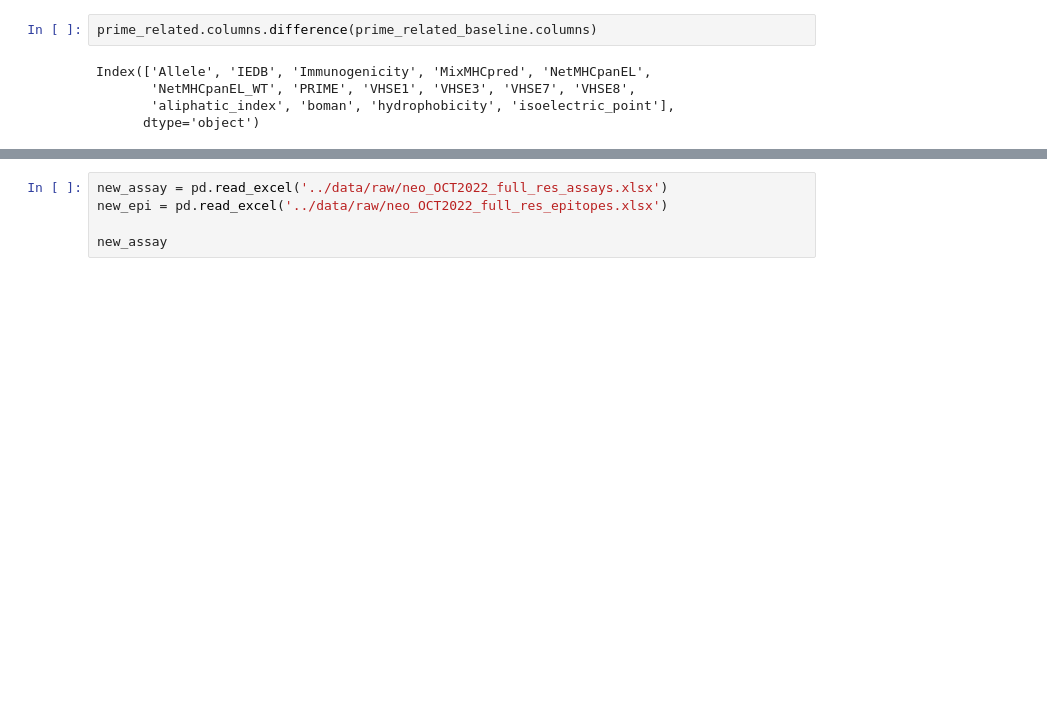
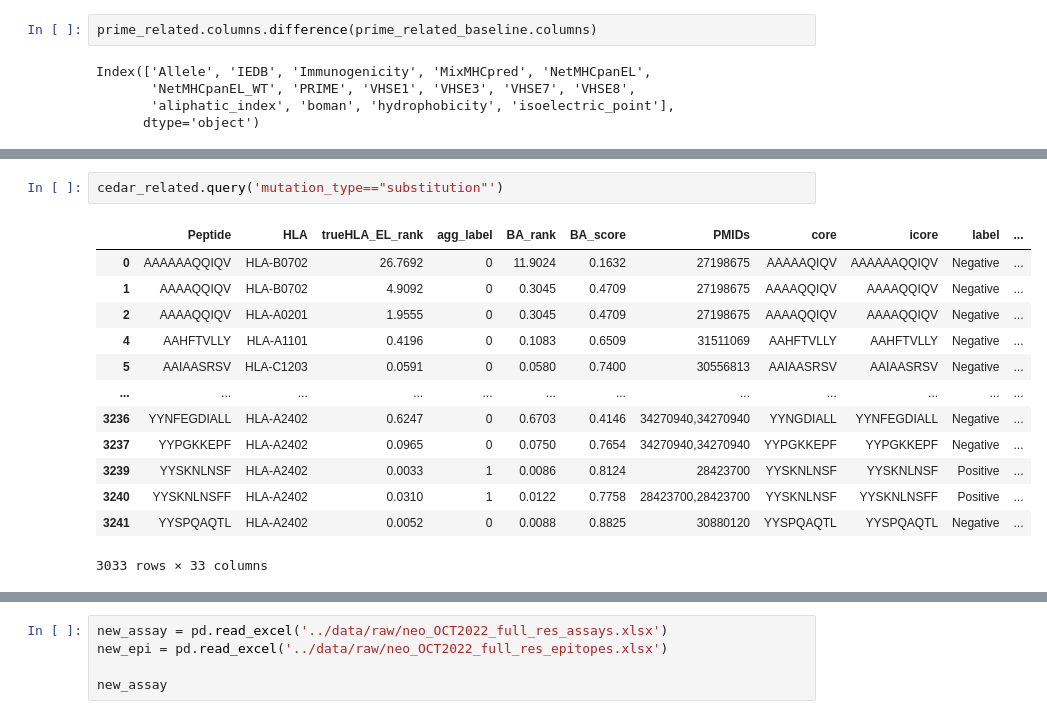
Before and after one commit to richieYT-wan/cedar, a Jupyter notebook: notebook/2210xx_Oct_newdump.ipynb, the cells around one changed output, grey strips where cells are left out. Cells and saved outputs as stored; diff of their text form; blank space fills up the shorter version.

```diff
--- a/notebook/2210xx_Oct_newdump.ipynb
+++ b/notebook/2210xx_Oct_newdump.ipynb
@@ -136,0 +795,16 @@ Index(['Allele', 'IEDB', 'Immunogenicity', 'MixMHCpred', 'NetMHCpanEL',
+# %%
+cedar_related.query('mutation_type=="substitution"')
+# %% [output]
+|  | Peptide | HLA | trueHLA_EL_rank | agg_label | BA_rank | BA_score | PMIDs | core | icore | label | ... |
+| 0 | AAAAAAQQIQV | HLA-B0702 | 26.7692 | 0 | 11.9024 | 0.1632 | 27198675 | AAAAAQIQV | AAAAAAQQIQV | Negative | ... |
+| 1 | AAAAQQIQV | HLA-B0702 | 4.9092 | 0 | 0.3045 | 0.4709 | 27198675 | AAAAQQIQV | AAAAQQIQV | Negative | ... |
+| 2 | AAAAQQIQV | HLA-A0201 | 1.9555 | 0 | 0.3045 | 0.4709 | 27198675 | AAAAQQIQV | AAAAQQIQV | Negative | ... |
+| 4 | AAHFTVLLY | HLA-A1101 | 0.4196 | 0 | 0.1083 | 0.6509 | 31511069 | AAHFTVLLY | AAHFTVLLY | Negative | ... |
+| 5 | AAIAASRSV | HLA-C1203 | 0.0591 | 0 | 0.0580 | 0.7400 | 30556813 | AAIAASRSV | AAIAASRSV | Negative | ... |
+| ... | ... | ... | ... | ... | ... | ... | ... | ... | ... | ... | ... |
+| 3236 | YYNFEGDIALL | HLA-A2402 | 0.6247 | 0 | 0.6703 | 0.4146 | 34270940,34270940 | YYNGDIALL | YYNFEGDIALL | Negative | ... |
+| 3237 | YYPGKKEPF | HLA-A2402 | 0.0965 | 0 | 0.0750 | 0.7654 | 34270940,34270940 | YYPGKKEPF | YYPGKKEPF | Negative | ... |
+| 3239 | YYSKNLNSF | HLA-A2402 | 0.0033 | 1 | 0.0086 | 0.8124 | 28423700 | YYSKNLNSF | YYSKNLNSF | Positive | ... |
+| 3240 | YYSKNLNSFF | HLA-A2402 | 0.0310 | 1 | 0.0122 | 0.7758 | 28423700,28423700 | YYSKNLNSF | YYSKNLNSFF | Positive | ... |
+| 3241 | YYSPQAQTL | HLA-A2402 | 0.0052 | 0 | 0.0088 | 0.8825 | 30880120 | YYSPQAQTL | YYSPQAQTL | Negative | ... |
+3033 rows × 33 columns
```
Also changed, not shown: parts of 50 cells of this notebook, 13 other files.
